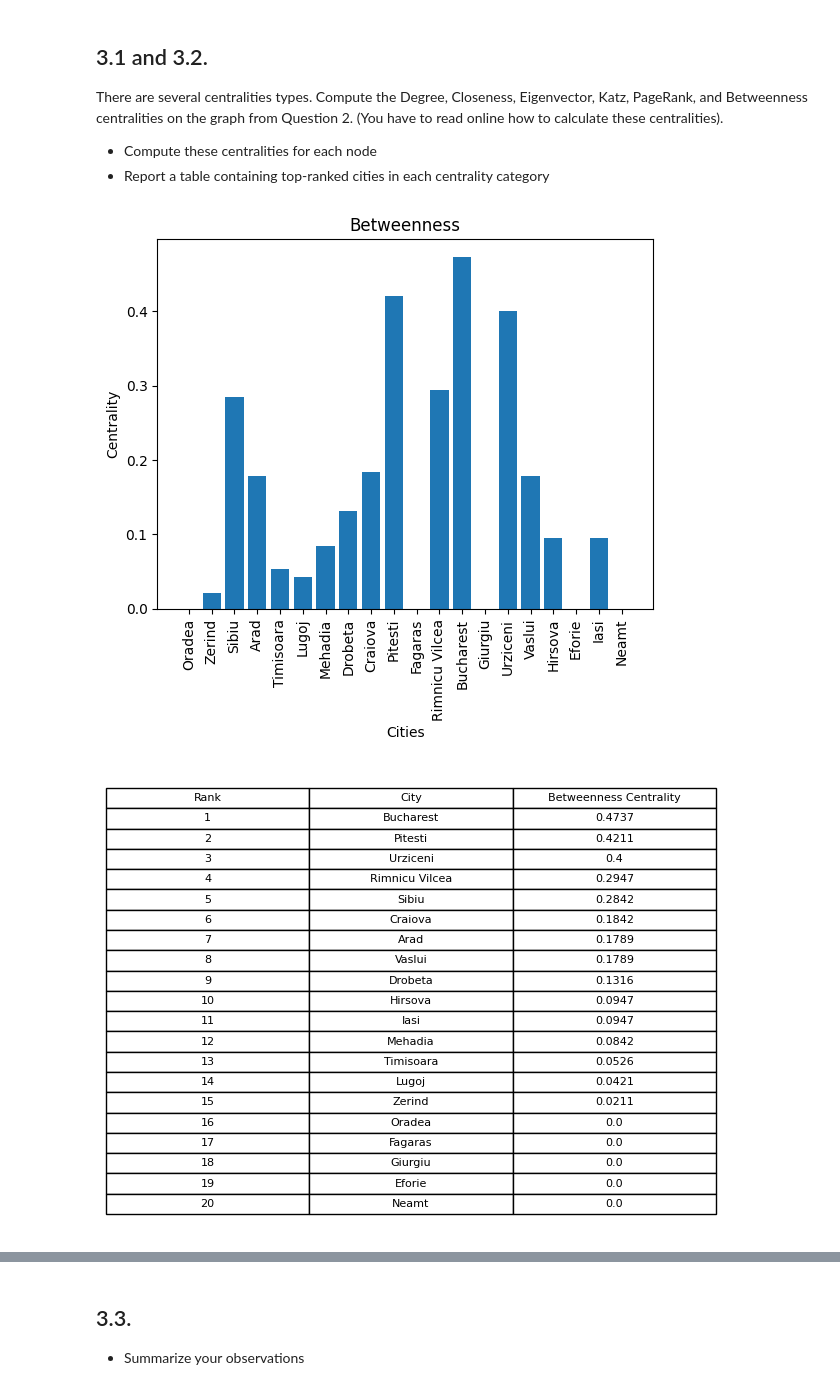
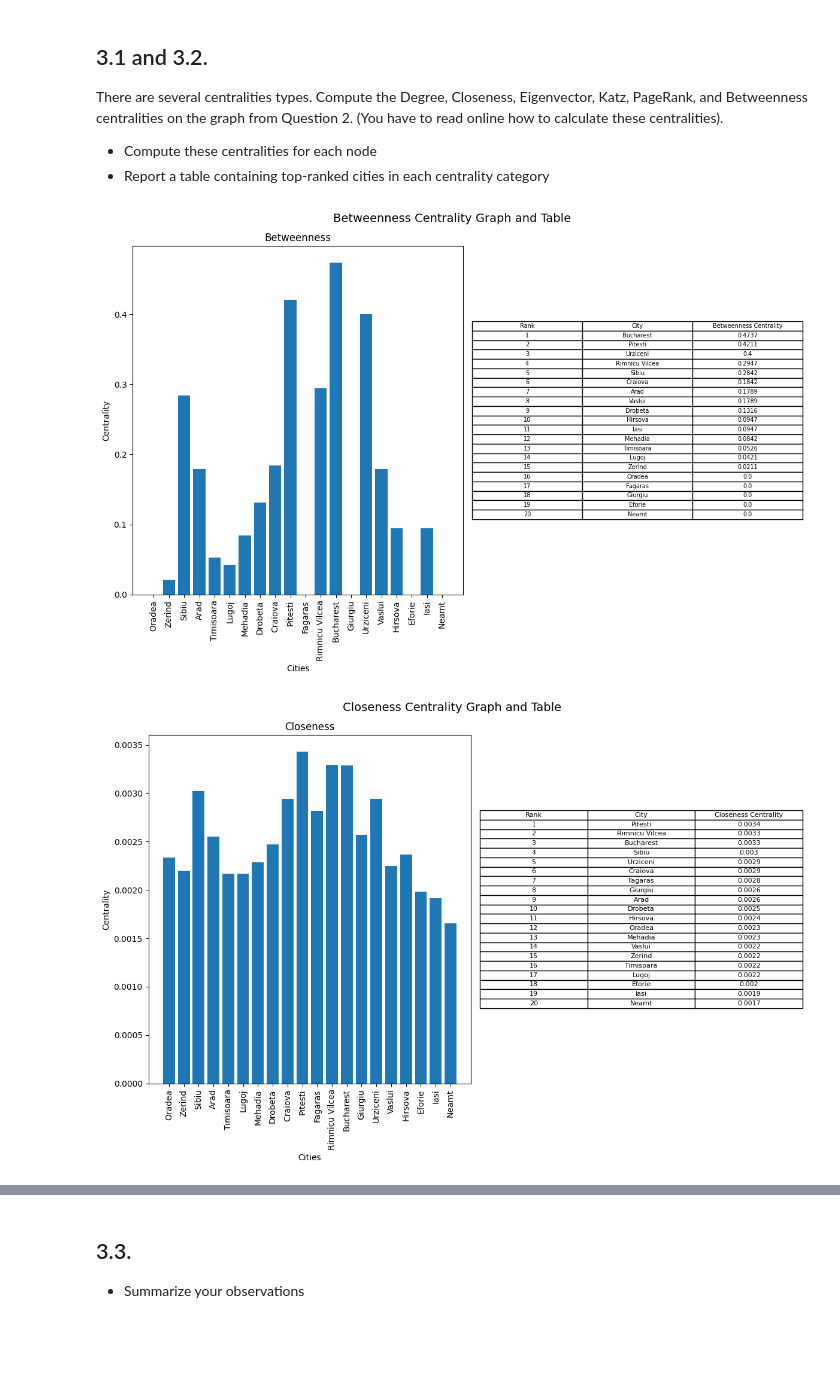
Before and after one commit to NathanZlion/AI_algo, a Jupyter notebook: Observation.ipynb, the cells around one changed output, grey strips where cells are left out. Saved outputs shown, nothing was run; the diff lists cells and outputs as text; code cells hidden in the pictures; blank space fills up the shorter version.

```diff
--- a/Observation.ipynb
+++ b/Observation.ipynb
@@ -19,10 +19,8 @@ from matplotlib import pyplot as plt
 romania_graph: Graph = Romania().get_city()
 romania_coordinates = Romania().get_coordinates()
 
-cities_list = list(romania_graph.get_nodes().keys())
-search_algorithms = ["A_star", "breadth_first_search", "bidirectional_search", "dijkstra_search", \
-                    "uniform_cost_search", "iterative_deepening_search", "depth_first_search", \
-                    "greedy_search"]
+search_algorithms = ["A_star", "bfs", "bidirectional", "dijkstra", \
+                    "ucs", "ids", "dfs", "greedy"]
 
 search_runtime = [0.0 for _ in range(8)]
 search_solution_length = [0.0 for _ in range(8)]
@@ -30,14 +28,14 @@ search_solution_length = [0.0 for _ in range(8)]
 search_runtime, search_solution_length = Experiment.run(romania_graph, romania_coordinates, 10)
 
 plt.plot(search_algorithms, search_runtime)
-plt.xticks(rotation=90)
+plt.xticks(rotation=75)
 plt.xlabel('Search algorithms')
 plt.ylabel('avg runtime (ms)')
 plt.title("Runtime Graph")
 plt.show()
 
 plt.plot(search_algorithms, search_solution_length)
-plt.xticks(rotation=90)
+plt.xticks(rotation=75)
 plt.xlabel('Search algorithms')
 plt.ylabel('Solution length')
 plt.title("Solution length Graph")
@@ -74,60 +111,64 @@ There are several centralities types. Compute the Degree, Closeness, Eigenvector
 * Compute these centralities for each node
 * Report a table containing top-ranked cities in each centrality category
 # %%
-from typing import Dict, List, Mapping, Tuple
-from undirectedGraph import Graph
+from typing import List, Mapping, Tuple
 from centrality import Centrality as center
 from romaniaCity import Romania
 import matplotlib.pyplot as plt
 
 # compute the centrality of every Romanian city.
-romania = Romania()
-romania_graph: Graph = romania.get_city()
-romania_coordinates = romania.get_coordinates()
+romania_graph = Romania().get_city()
+romania_coordinates = Romania().get_coordinates()
 
 betweenness_centrality = center().betweenness_centrality(romania_graph)
 closeness_centrality = center().closeness_centrality(romania_graph)
 degree_centrality = center().degree_centrality(romania_graph)
 # eigenvector_centrality = center().eigenvector_centrality(romania_graph)
 katz_centrality = center().katz_centrality(romania_graph)
 pagerank_centrality = center().pagerank_centrality(romania_graph)
 
 centrality_list : List[Tuple[Mapping,str]] = [(betweenness_centrality, "Betweenness"),\
                 (closeness_centrality, "Closeness"),(degree_centrality, "Degree"),\
                 # (eigenvector_centrality, "Eigenvector"),\
                       (katz_centrality, "Katz"),\
                 (pagerank_centrality, "PageRank")]
 
 x_labels = list(romania_graph.get_nodes())
 
 for centrality in centrality_list:
     y_values = []
     centrality_dict, centrality_name = centrality
 
     for key in x_labels:
         y_values.append(centrality_dict[key])
 
-    # plot the bar chart
-    plt.bar(x_labels, y_values)
-    plt.xticks(rotation=90)
-    plt.xlabel('Cities')
-    plt.ylabel('Centrality')
-    plt.title(centrality_name)
-    plt.show()
+    # create a figure with 1 row and 2 columns
+    fig, axs = plt.subplots(1, 2, figsize=(12,8))
+
+    # plot the bar chart in the first column
+    axs[0].bar(x_labels, y_values)
+    axs[0].set_xticklabels(x_labels, rotation=90)
+    axs[0].set_xlabel('Cities')
+    axs[0].set_ylabel('Centrality')
+    axs[0].set_title(centrality_name)
 
     # create a sorted list of cities by centrality
     sorted_cities = sorted(x_labels, key=lambda x: centrality_dict[x], reverse=True)
 
-    # create a table displaying the ranking of cities by centrality
-    fig, ax = plt.subplots()
-    ax.axis('off')
-    ax.axis('tight')
+    # create a table displaying the ranking of cities by centrality in the second column
     table_data = [["Rank", "City", centrality_name + " Centrality"]]
     for i in range(len(sorted_cities)):
         table_data.append([str(i+1), sorted_cities[i], round(centrality_dict[sorted_cities[i]], 4)])
-    ax.table(cellText=table_data, colLabels=None, cellLoc='center', loc='center')
+
+    axs[1].axis('off')
+    axs[1].axis('tight')
+    axs[1].table(cellText=table_data, colLabels=None, cellLoc='center', loc='center') # type: ignore
+
+    fig.suptitle(f'{centrality_name} Centrality Graph and Table', fontsize=14)
     fig.tight_layout()
+
+    # show the figure
     plt.show()
 # %% [output]
-[figure, old version]
+[figure, new version]
-[figure, old version]
+[figure, new version]
```
Also changed, not shown: parts of 3 cells of this notebook, 3 other files.
